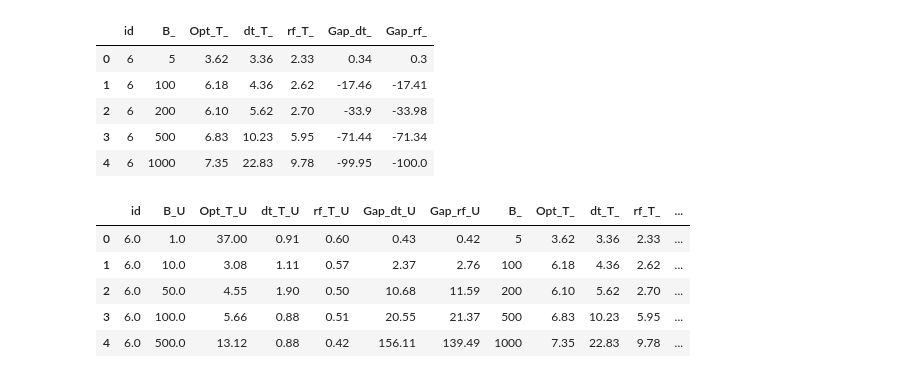
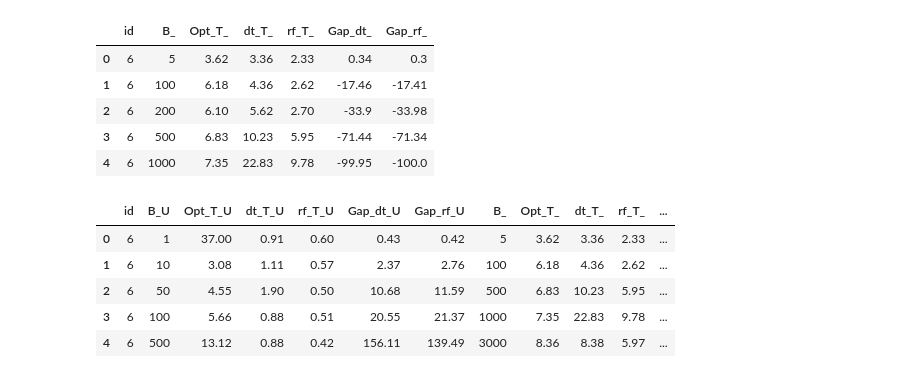
Before and after one commit to mhmoud-ashraf/ML-MFIP, a Jupyter notebook: 08_Analysis.ipynb, the cells around one changed output. Cells and saved outputs as stored; diff of their text form; code cells hidden in the pictures.

```diff
--- a/08_Analysis.ipynb
+++ b/08_Analysis.ipynb
@@ -183,13 +183,13 @@ large_summary.head()
 | 4 | 6 | 1000 | 7.35 | 22.83 | 9.78 | -99.95 | -100.0 |
 # %%
 # Save the summary table
-large_summary_df = pd.concat([u_large_summary[["id", "B_U", "Opt_T_U", "dt_T_U", "rf_T_U", "Gap_dt_U", "Gap_rf_U"]],large_summary[["B_", "Opt_T_", "dt_T_", "rf_T_", "Gap_dt_", "Gap_rf_"]]], axis = 1)
+large_summary_df = pd.concat([u_large_summary[["id", "B_U", "Opt_T_U", "dt_T_U", "rf_T_U", "Gap_dt_U", "Gap_rf_U"]],large_summary[large_summary["B_"].isin([5, 100, 500, 1000, 3000, 5000, 7500, 10000, 20000])].reset_index()[["B_", "Opt_T_", "dt_T_", "rf_T_", "Gap_dt_", "Gap_rf_"]]], axis = 1)
 large_summary_df.round(2).to_csv("Results/LargeSummary.csv", index=False)
 large_summary_df.head()
 # %% [output]
 |  | id | B_U | Opt_T_U | dt_T_U | rf_T_U | Gap_dt_U | Gap_rf_U | B_ | Opt_T_ | dt_T_ | rf_T_ | ... |
-| 0 | 6.0 | 1.0 | 37.00 | 0.91 | 0.60 | 0.43 | 0.42 | 5 | 3.62 | 3.36 | 2.33 | ... |
-| 1 | 6.0 | 10.0 | 3.08 | 1.11 | 0.57 | 2.37 | 2.76 | 100 | 6.18 | 4.36 | 2.62 | ... |
-| 2 | 6.0 | 50.0 | 4.55 | 1.90 | 0.50 | 10.68 | 11.59 | 200 | 6.10 | 5.62 | 2.70 | ... |
-| 3 | 6.0 | 100.0 | 5.66 | 0.88 | 0.51 | 20.55 | 21.37 | 500 | 6.83 | 10.23 | 5.95 | ... |
-| 4 | 6.0 | 500.0 | 13.12 | 0.88 | 0.42 | 156.11 | 139.49 | 1000 | 7.35 | 22.83 | 9.78 | ... |
+| 0 | 6 | 1 | 37.00 | 0.91 | 0.60 | 0.43 | 0.42 | 5 | 3.62 | 3.36 | 2.33 | ... |
+| 1 | 6 | 10 | 3.08 | 1.11 | 0.57 | 2.37 | 2.76 | 100 | 6.18 | 4.36 | 2.62 | ... |
+| 2 | 6 | 50 | 4.55 | 1.90 | 0.50 | 10.68 | 11.59 | 500 | 6.83 | 10.23 | 5.95 | ... |
+| 3 | 6 | 100 | 5.66 | 0.88 | 0.51 | 20.55 | 21.37 | 1000 | 7.35 | 22.83 | 9.78 | ... |
+| 4 | 6 | 500 | 13.12 | 0.88 | 0.42 | 156.11 | 139.49 | 3000 | 8.36 | 8.38 | 5.97 | ... |
```
